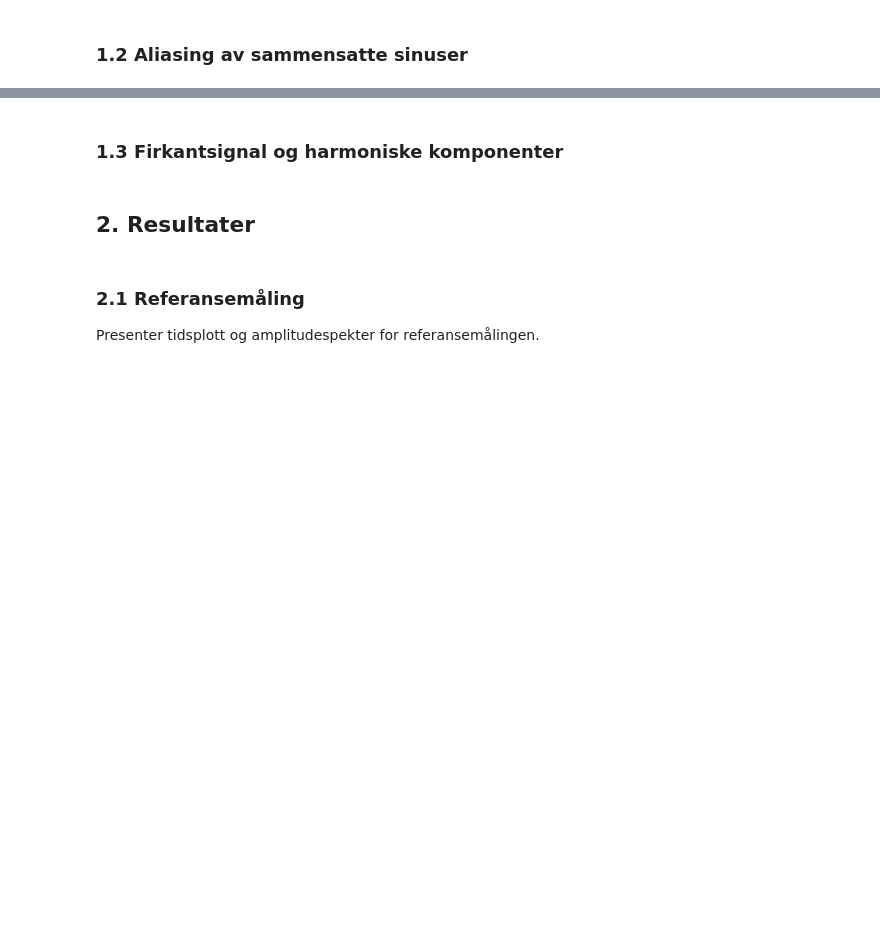
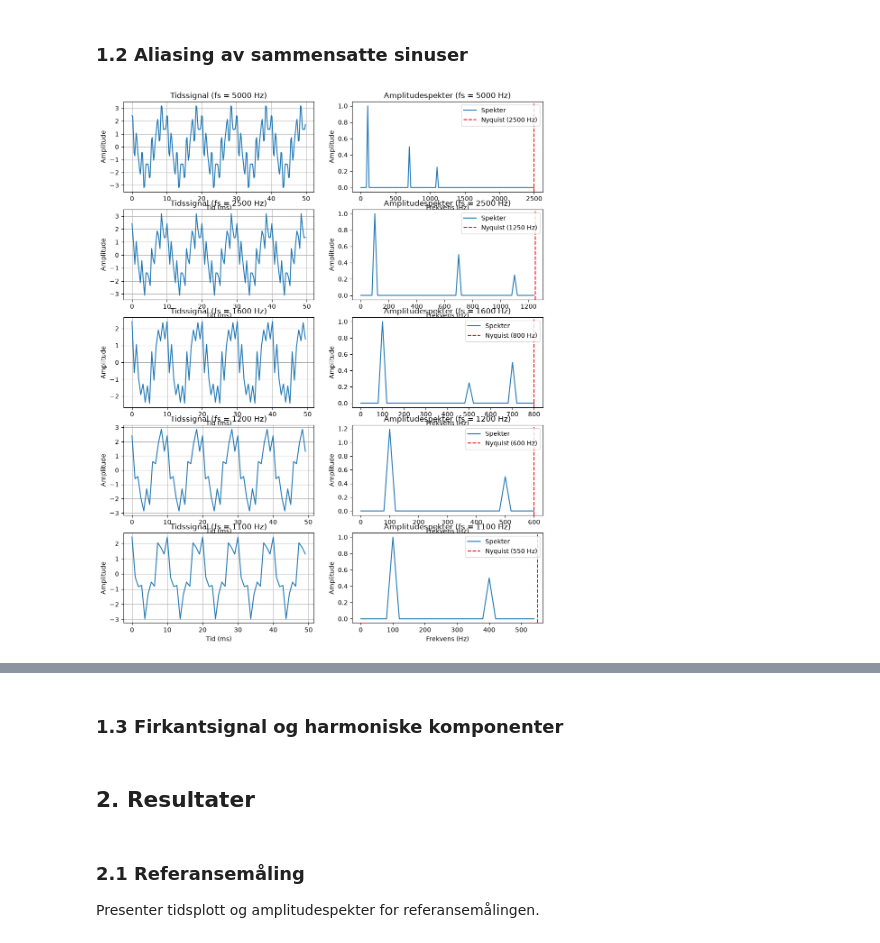
Before and after one commit to andrevdal/PHYS116_lab1, a Jupyter notebook: lab1_rapport.ipynb, the cells around one changed output, grey strips where cells are left out. Drawn from its saved outputs; the diff is of its cells as text; code cells hidden in the pictures; blank space fills up the shorter version.

```diff
--- a/lab1_rapport.ipynb
+++ b/lab1_rapport.ipynb
@@ -85,6 +127,45 @@ def amplitude_spectrum(signal, fs):
+# %%
+# kontroller at de tre frekvenskomponentene kan identifiseres, og sammenlign amplitudene
+for i in range(len(fk)):
+    idx = np.argmin(np.abs(freq - fk[i]))
+    print(f"f = {freq[idx]:.1f} Hz, funnet amplitude = {amplitude[idx]:.3f}, brukt amplitude = {Ak[i]:.3f}")
+
+# avstand mellom frekvenspunktene i FFT-plottet, sammenlignet med df = 1/Tmålt
+df_fft = freq[1] - freq[0]
+df_teori = 1 / dur
+print(f"df fra FFT: {df_fft:.2f} Hz, df = 1/Tmålt: {df_teori:.2f} Hz")
 # %% [markdown]
 
 
 ### 1.2 Aliasing av sammensatte sinuser
 # %%
 #Egen kode med kommentarer
+f_s = 5000, 2500, 1600, 1200, 1100
+
+fig, axes = plt.subplots(len(f_s), 2, figsize=(12, 3 * len(f_s)))
+for i, fs in enumerate(f_s):
+    xx, tt = syn_sin(fk, Xk, fs, dur)
+    freq, amplitude = amplitude_spectrum(xx, fs)
+    ax_time = axes[i, 0]
+    ax_freq = axes[i, 1]
+
+    # Tidsplott
+    ax_time.plot(tt * 1000, xx)
+    ax_time.set_title(f"Tidssignal (fs = {fs} Hz)")
+    ax_time.set_xlabel("Tid (ms)")
+    ax_time.set_ylabel("Amplitude")
+    ax_time.grid(True)
+
+    # Frekvensplott
+    ax_freq.plot(freq, amplitude, label="Spekter")
+
+    #nyquistplott
+    f_nyq = fs / 2
+    ax_freq.axvline(f_nyq, color='r', linestyle='--', label=f'Nyquist ({f_nyq:.0f} Hz)')
+
+    ax_freq.set_title(f"Amplitudespekter (fs = {fs} Hz)")
+    ax_freq.set_xlabel("Frekvens (Hz)")
+    ax_freq.set_ylabel("Amplitude")
+    ax_freq.legend(loc='upper right')
+# %% [output]
+[figure, added]
```
Also changed, not shown: parts of 5 cells of this notebook.
